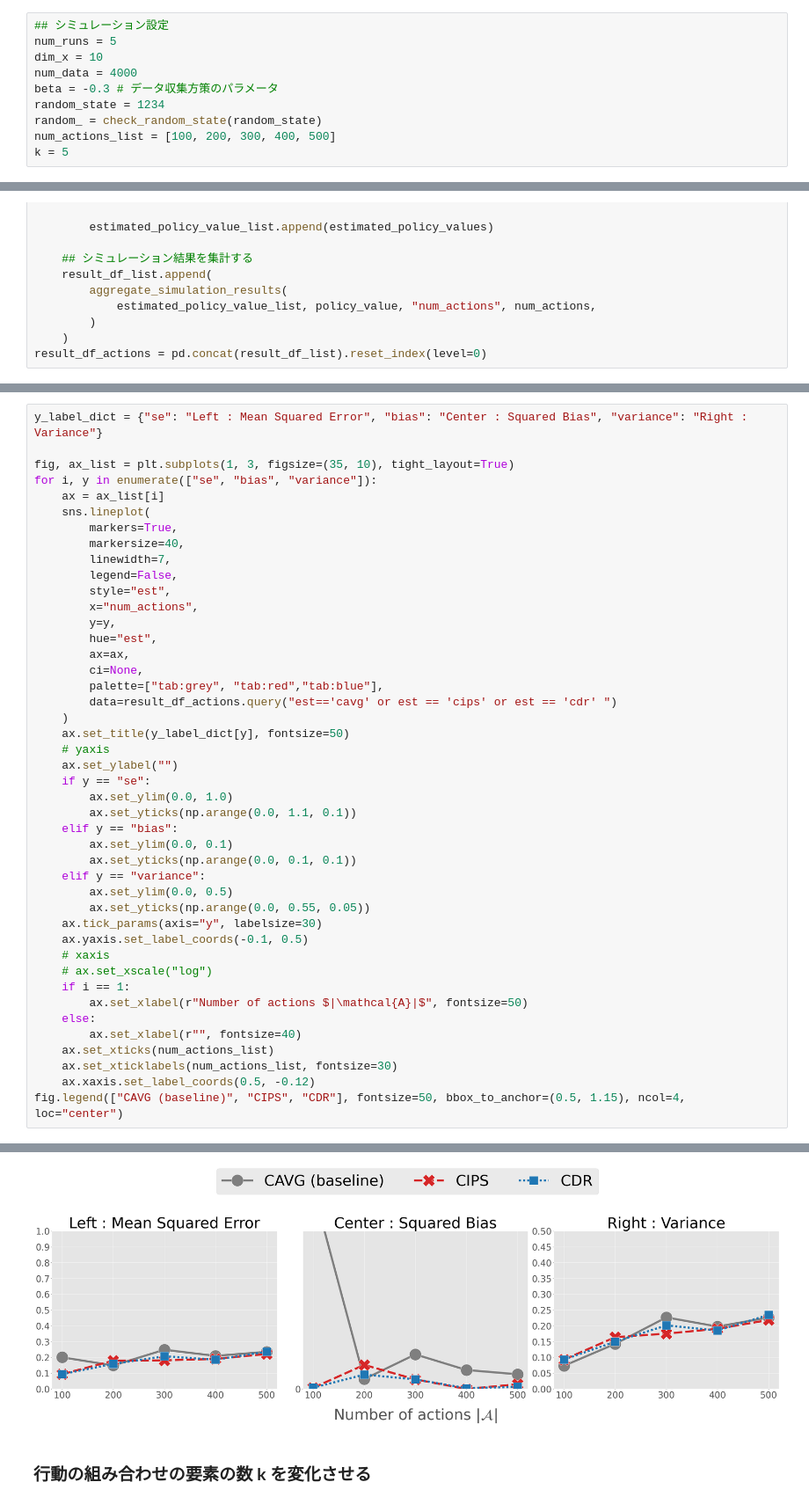
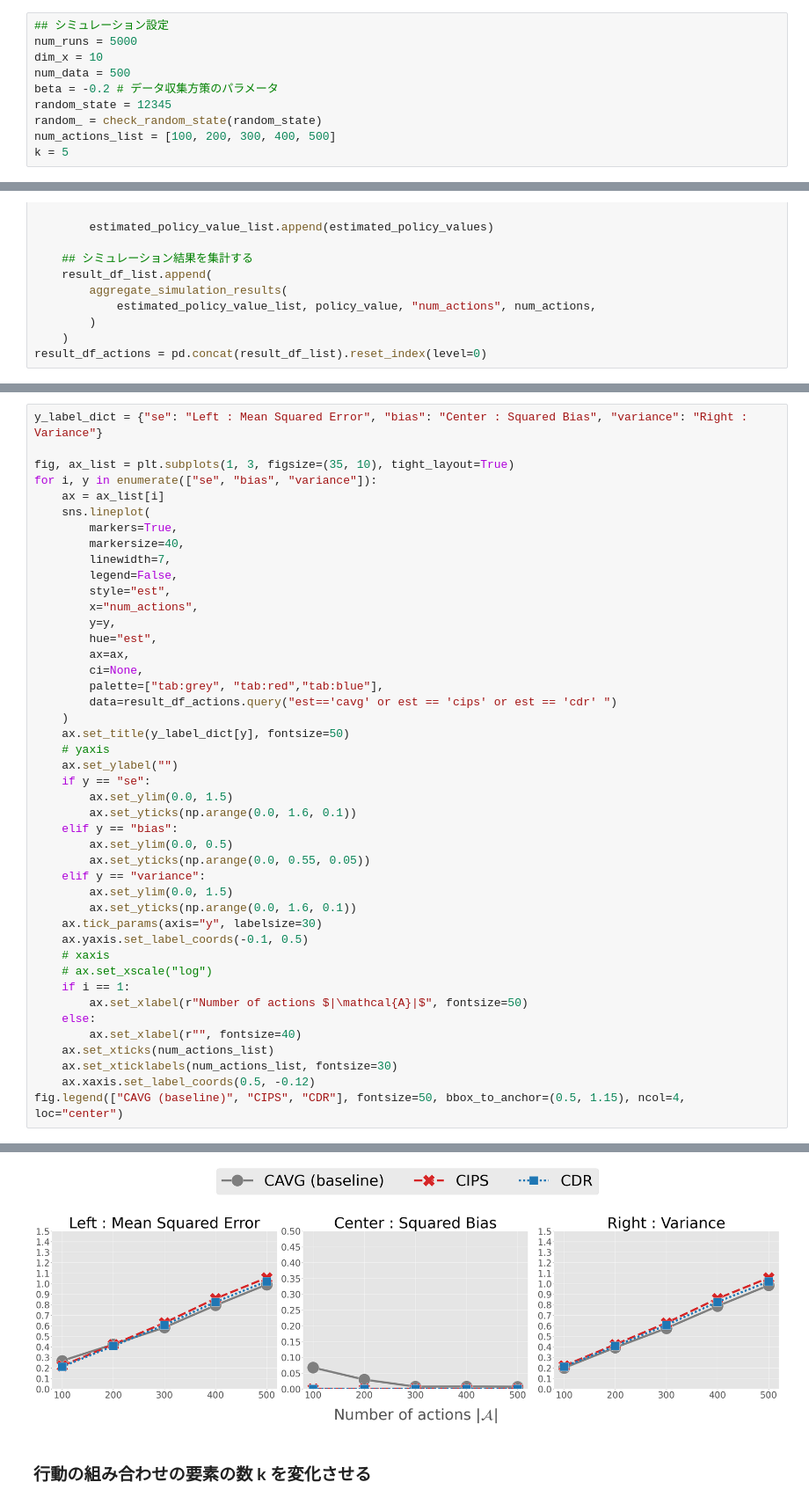
Before and after one commit to RickHub0115/Estimator-for-Offline-Policy-Evaluation-of-Recommending-Multiple-Actions-Considering-Platform-Wide-R, a Jupyter notebook: ope.ipynb, the cells around one changed output, grey strips where cells are left out. Shown at 88% size. Saved outputs shown, nothing was run; the diff lists cells and outputs as text.

```diff
--- a/ope.ipynb
+++ b/ope.ipynb
@@ -154,11 +154,11 @@ fig.legend(["CAVG (baseline)", "CIPS", "CDR"], fontsize=50, bbox_to_anchor=(0.5,
 ### ログデータの行動数 **#A** を変化させる
 # %%
 ## シミュレーション設定
-num_runs = 5
+num_runs = 5000
 dim_x = 10
-num_data = 4000
-beta = -0.3 # データ収集方策のパラメータ
-random_state = 1234
+num_data = 500
+beta = -0.2 # データ収集方策のパラメータ
+random_state = 12345
 random_ = check_random_state(random_state)
 num_actions_list = [100, 200, 300, 400, 500]
 k = 5
@@ -243,39 +243,39 @@ for i, y in enumerate(["se", "bias", "variance"]):
         style="est",
         x="num_actions",
         y=y,
         hue="est",
         ax=ax,
         ci=None,
         palette=["tab:grey", "tab:red","tab:blue"],
         data=result_df_actions.query("est=='cavg' or est == 'cips' or est == 'cdr' ")
     )
     ax.set_title(y_label_dict[y], fontsize=50)
     # yaxis
     ax.set_ylabel("")
     if y == "se":
-        ax.set_ylim(0.0, 1.0)
-        ax.set_yticks(np.arange(0.0, 1.1, 0.1))
+        ax.set_ylim(0.0, 1.5)
+        ax.set_yticks(np.arange(0.0, 1.6, 0.1))
     elif y == "bias":
-        ax.set_ylim(0.0, 0.1)
-        ax.set_yticks(np.arange(0.0, 0.1, 0.1))
-    elif y == "variance":
         ax.set_ylim(0.0, 0.5)
         ax.set_yticks(np.arange(0.0, 0.55, 0.05))
+    elif y == "variance":
+        ax.set_ylim(0.0, 1.5)
+        ax.set_yticks(np.arange(0.0, 1.6, 0.1))
     ax.tick_params(axis="y", labelsize=30)
     ax.yaxis.set_label_coords(-0.1, 0.5)
     # xaxis
     # ax.set_xscale("log")
     if i == 1:
         ax.set_xlabel(r"Number of actions $|\mathcal{A}|$", fontsize=50)
     else:
         ax.set_xlabel(r"", fontsize=40)
     ax.set_xticks(num_actions_list)
     ax.set_xticklabels(num_actions_list, fontsize=30)
     ax.xaxis.set_label_coords(0.5, -0.12)
 fig.legend(["CAVG (baseline)", "CIPS", "CDR"], fontsize=50, bbox_to_anchor=(0.5, 1.15), ncol=4, loc="center")
 # %% [output]
 <matplotlib.legend.Legend at 0x...>
-[figure, old version]
+[figure, new version]
 # %% [markdown]
 ### 行動の組み合わせの要素の数 **k** を変化させる
 # %%
```
Also changed, not shown: parts of 1 cell of this notebook, 2 other files.
